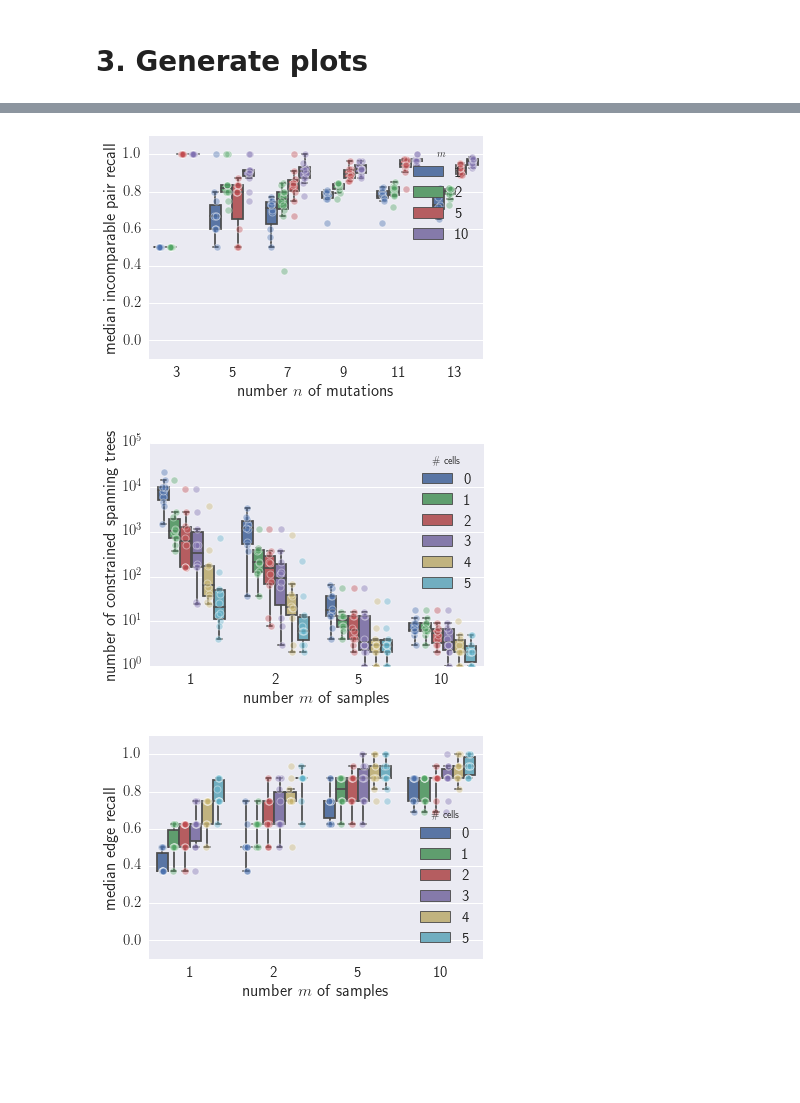
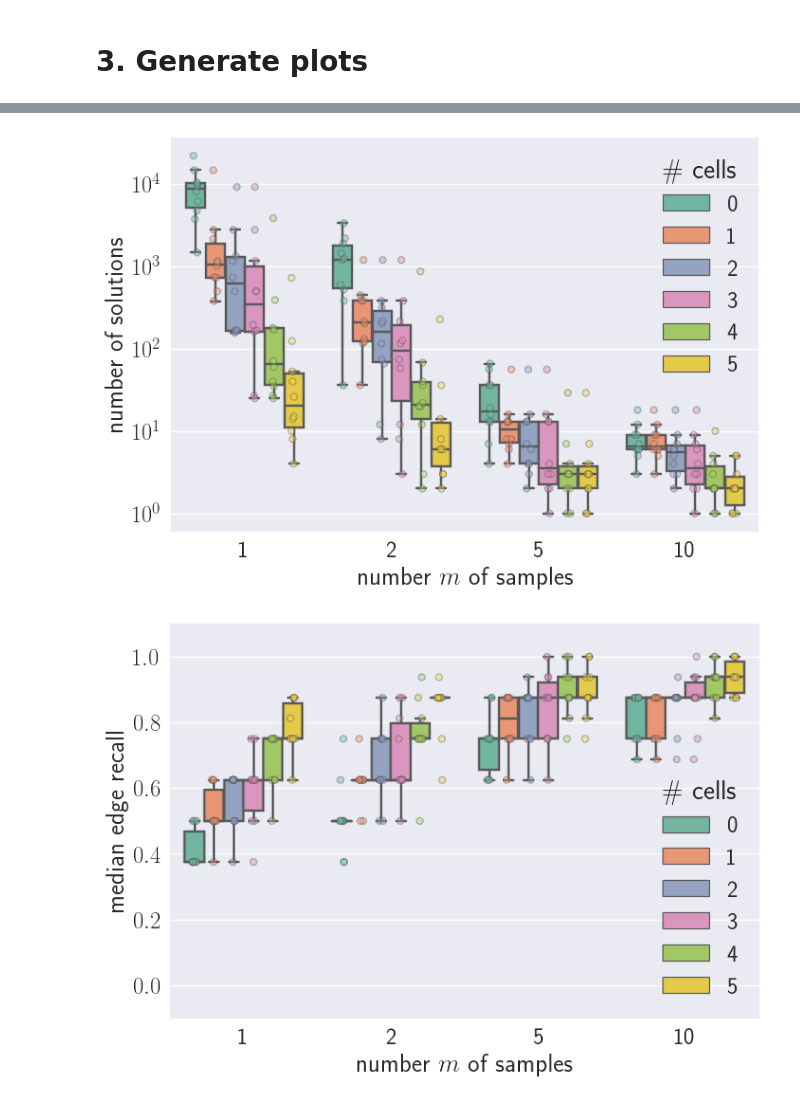
Before and after one commit to elkebir-group/PPM-NonUniq, a Jupyter notebook: analysis.ipynb, the cells around one changed output, grey strips where cells are left out. Drawn from its saved outputs; the diff is of its cells as text; code cells hidden in the pictures; blank space fills up the shorter version.

```diff
--- a/analysis.ipynb
+++ b/analysis.ipynb
@@ -10,11 +10,12 @@ import seaborn as sns
 import pandas as pd
 import glob
 import math
+from scipy.stats import chisquare
 # sns.set_style('whitegrid')
 
 ### Set up seaborn appearence
 mpl.rc('text', usetex = True)
-sns.set_context("notebook", font_scale=1.5)
+sns.set_context("notebook", font_scale=1.75)
 plt.rc("axes.spines", top=True, right=True)
 # %%
 # Load oncolib module
@@ -424,31 +479,24 @@ plt.savefig("anc_recall.pdf")
-# %%
-sns.stripplot(data=df_recall, x="n", y="inc", hue="k", alpha=.4, jitter=.1, linewidth=1, split=True)
-ax = sns.boxplot(data=df_recall, x="n", y="inc", hue="k", showfliers=False)
-handles, labels = ax.get_legend_handles_labels()
-l = plt.legend(handles[0:4], labels[0:4], title="$m$")
-ax.set_ylim((-0.1, 1.1))
-ax.set_xlabel("number $n$ of mutations")
-ax.set_ylabel("median incomparable pair recall")
-plt.savefig("inc_recall.pdf")
-# %% [output]
-[figure, removed]
 # %%
 df_SCS = pd.read_table("recall_SCS.tsv")
 # %%
-sns.stripplot(data=df_SCS, hue="c", y="count", x="k", alpha=.4, split=True, linewidth=1, jitter=.1)
-ax = sns.boxplot(data=df_SCS, hue="c", y="count", x="k", showfliers=False)
+sns.stripplot(data=df_SCS, hue="c", y="count", x="k", alpha=.4, split=True, linewidth=1,
+              jitter=.1, palette=sns.color_palette("Set2", 10))
+ax = sns.boxplot(data=df_SCS, hue="c", y="count", x="k", showfliers=False,
+                palette=sns.color_palette("Set2", 10))
 ax.set(yscale="log")
 handles, labels = ax.get_legend_handles_labels()
 ax.legend(handles[0:6], labels[0:6], title="\# cells", loc="upper right")
 # ax.set_ylim((0.05, 1e10))
 ax.set_xlabel("number $m$ of samples")
-ax.set_ylabel("number of constrained spanning trees")
+ax.set_ylabel("number of solutions")
 plt.savefig("solutions_SCS.pdf")
 # %% [output]
-[figure, old version]
+[figure, new version]
 # %%
-sns.stripplot(data=df_SCS, hue="c", y="par", x="k", alpha=.4, split=True, linewidth=1, jitter=.1)
-ax = sns.boxplot(data=df_SCS, hue="c", y="par", x="k", showfliers=False)
+sns.stripplot(data=df_SCS, hue="c", y="par", x="k", alpha=.4, split=True, linewidth=1,
+              jitter=.1, palette=sns.color_palette("Set2", 10))
+ax = sns.boxplot(data=df_SCS, hue="c", y="par", x="k", showfliers=False,
+                 palette=sns.color_palette("Set2", 10))
 # ax.set(yscale="log")
 handles, labels = ax.get_legend_handles_labels()
 ax.legend(handles[0:6], labels[0:6], title="\# cells", loc="lower right")
@@ -457,7 +505,7 @@ ax.set_xlabel("number $m$ of samples")
 ax.set_ylabel("median edge recall")
 plt.savefig("edge_recall_SCS.pdf")
 # %% [output]
-[figure, old version]
+[figure, new version]
 # %%
 df_LRS = pd.read_table("recall_LRS.tsv")
 # %%
```
Also changed, not shown: parts of 44 cells of this notebook, 2 other files.
